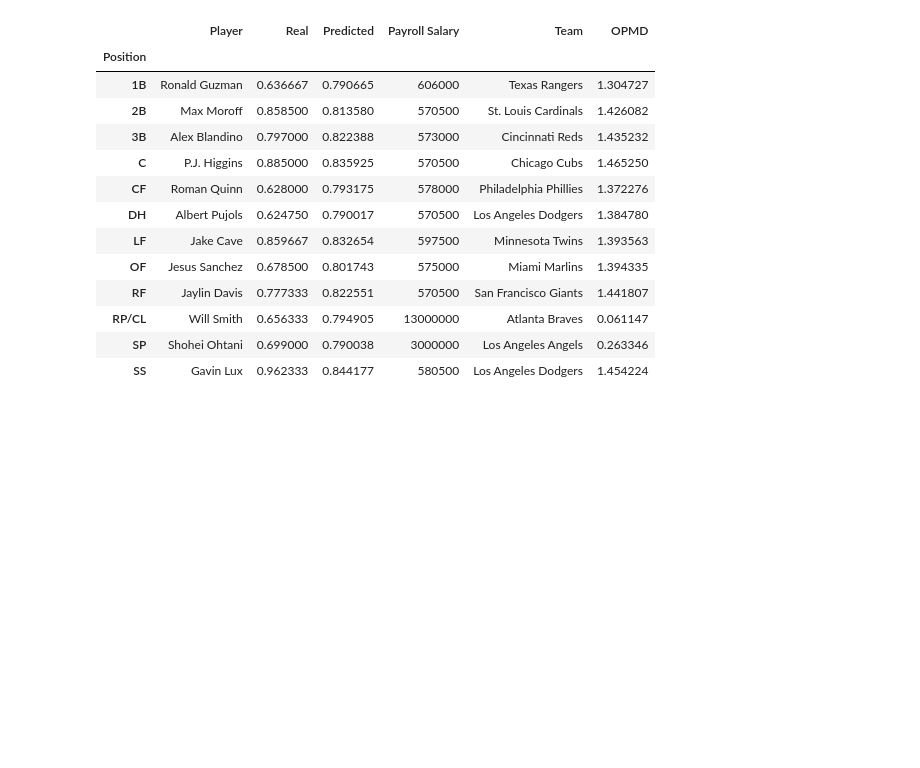
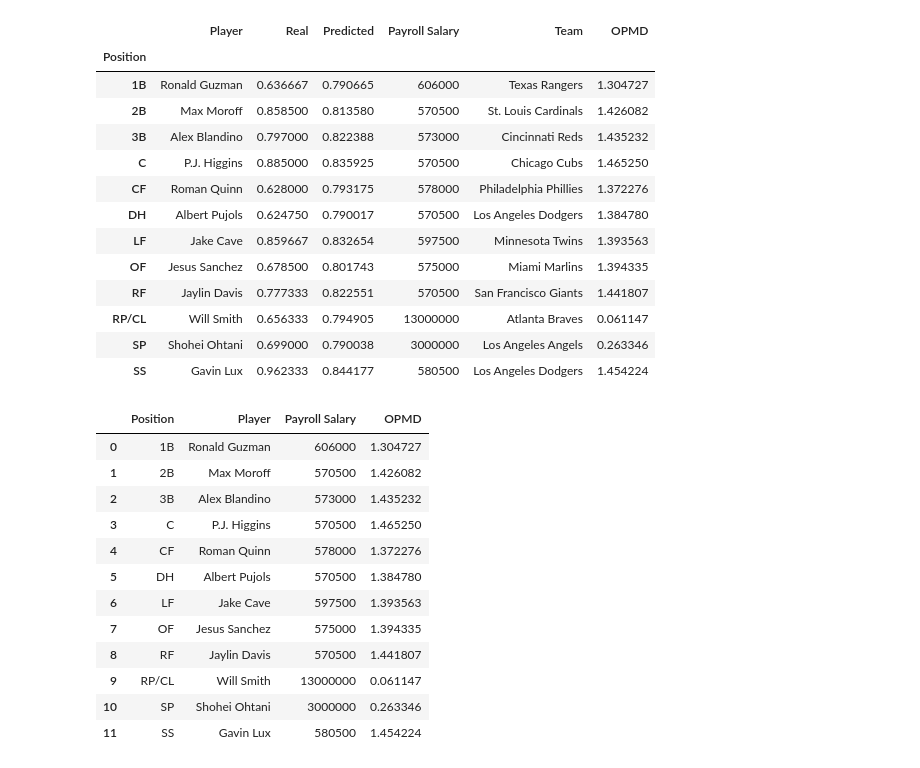
Before and after one commit to andyliang245/Project_3, a Jupyter notebook: salary_player.ipynb, the cells around one changed output. Saved outputs shown, nothing was run; the diff lists cells and outputs as text; code cells hidden in the pictures; blank space fills up the shorter version.

```diff
--- a/salary_player.ipynb
+++ b/salary_player.ipynb
@@ -111,7 +128,10 @@ expanded_moneyball_df.head(20)
 expanded_moneyball_df['OPMD'] = expanded_moneyball_df['OPS Per Millionth Dollar']
 expanded_moneyball_df = expanded_moneyball_df.drop(columns = 'OPS Per Millionth Dollar')
 expanded_moneyball_df.reset_index(inplace=True)
-expanded_moneyball_df = expanded_moneyball_df.sort_values(['Position', 'OPMD'], ascending=[True, False]).drop_duplicates(['Position']).reset_index(drop=True)
+expanded_moneyball_df = expanded_moneyball_df.sort_values(
+    ['Position', 'OPMD'],
+    ascending=[True, False]
+).drop_duplicates(['Position']).reset_index(drop=True)
 # %%
 expanded_moneyball_df
 # %% [output]
@@ -149,3 +169,21 @@ expanded_moneyball_df
 | SS | Gavin Lux | 0.962333 | 0.844177 | 580500 | Los Angeles Dodgers | 1.454224 |
 # %%
 expanded_moneyball_df.to_csv('./Resources/Result/selected_player.csv')
+# %%
+expanded_moneyball_df.reset_index(inplace=True)
+expanded_moneyball_df_plot = expanded_moneyball_df[['Position', 'Player', 'Payroll Salary', 'OPMD']]
+expanded_moneyball_df_plot
+# %% [output]
+|  | Position | Player | Payroll Salary | OPMD |
+| 0 | 1B | Ronald Guzman | 606000 | 1.304727 |
+| 1 | 2B | Max Moroff | 570500 | 1.426082 |
+| 2 | 3B | Alex Blandino | 573000 | 1.435232 |
+| 3 | C | P.J. Higgins | 570500 | 1.465250 |
+| 4 | CF | Roman Quinn | 578000 | 1.372276 |
+| 5 | DH | Albert Pujols | 570500 | 1.384780 |
+| 6 | LF | Jake Cave | 597500 | 1.393563 |
+| 7 | OF | Jesus Sanchez | 575000 | 1.394335 |
+| 8 | RF | Jaylin Davis | 570500 | 1.441807 |
+| 9 | RP/CL | Will Smith | 13000000 | 0.061147 |
+| 10 | SP | Shohei Ohtani | 3000000 | 0.263346 |
+| 11 | SS | Gavin Lux | 580500 | 1.454224 |
```
Also changed, not shown: parts of 6 cells of this notebook.
